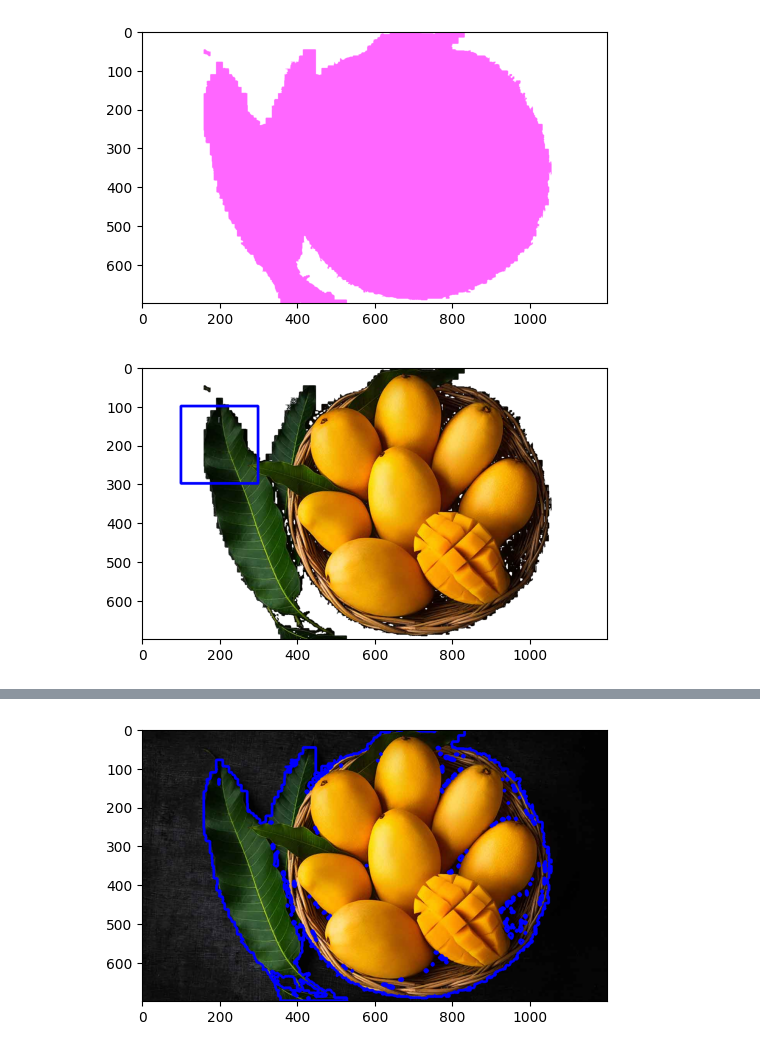
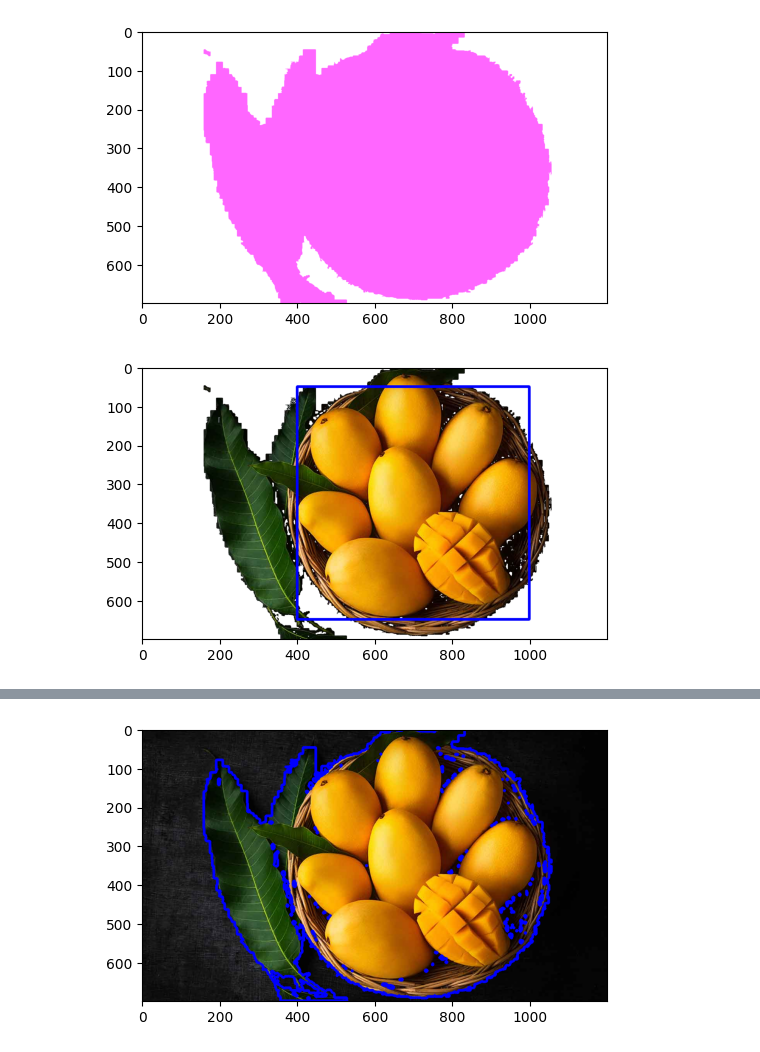
Before and after one commit to wadisterz/plantcv_6304800003, a Jupyter notebook: plantcv.ipynb, the cells around one changed output, grey strips where cells are left out. Drawn from its saved outputs; the diff is of its cells as text; code cells hidden in the pictures.

```diff
--- a/plantcv.ipynb
+++ b/plantcv.ipynb
@@ -128,7 +80,0 @@ b_thresh = pcv.threshold.binary(gray_img=b, threshold=80, max_value=255,
-# %%
-# Join the threshold saturation and blue-yellow images with a logical or operation
-
-# Inputs:
-#   bin_img1 - Binary image data to be compared to bin_img2
-#   bin_img2 - Binary image data to be compared to bin_img1
-bs = pcv.logical_or(bin_img1=s_mblur, bin_img2=b_thresh)
@@ -196,7 +90,0 @@ xor_img = pcv.logical_xor(bin_img1=maskeda_thresh, bin_img2=maskedb_thresh)
-# %%
-# Fill small objects (reduce image noise)
-
-# Inputs:
-#   bin_img - Binary image data
-#   size - Minimum object area size in pixels (must be an integer), and smaller objects will be filled
-ab_fill = pcv.fill(bin_img=ab, size=200)
@@ -229,15 +105,15 @@ id_objects, obj_hierarchy = pcv.find_objects(img=masked2, mask=ab_fill)
 # %%
 # Define the region of interest (ROI)
 
 # Inputs:
 #   img - RGB or grayscale image to plot the ROI on
 #   x - The x-coordinate of the upper left corner of the rectangle
 #   y - The y-coordinate of the upper left corner of the rectangle
 #   h - The height of the rectangle
 #   w - The width of the rectangle
-roi1, roi_hierarchy= pcv.roi.rectangle(img=masked2, x=100, y=100, h=200, w=200)
+roi1, roi_hierarchy= pcv.roi.rectangle(img=masked2, x=400, y=50, h=600, w=600)
 # %% [output]
-[figure, old version]
+[figure, new version]
 # %%
 # Decide which objects to keep
 
```
Also changed, not shown: parts of 17 cells of this notebook.
